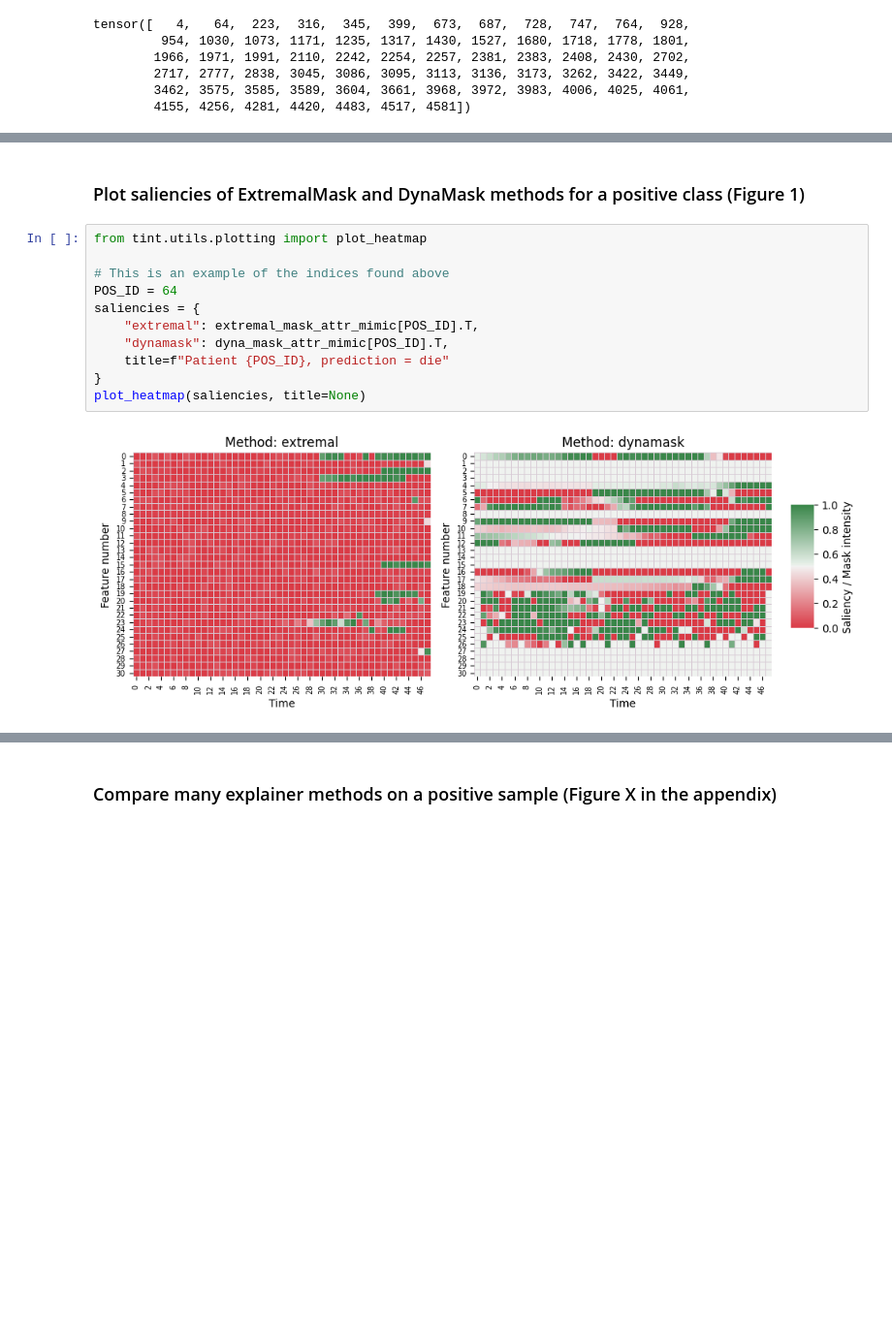
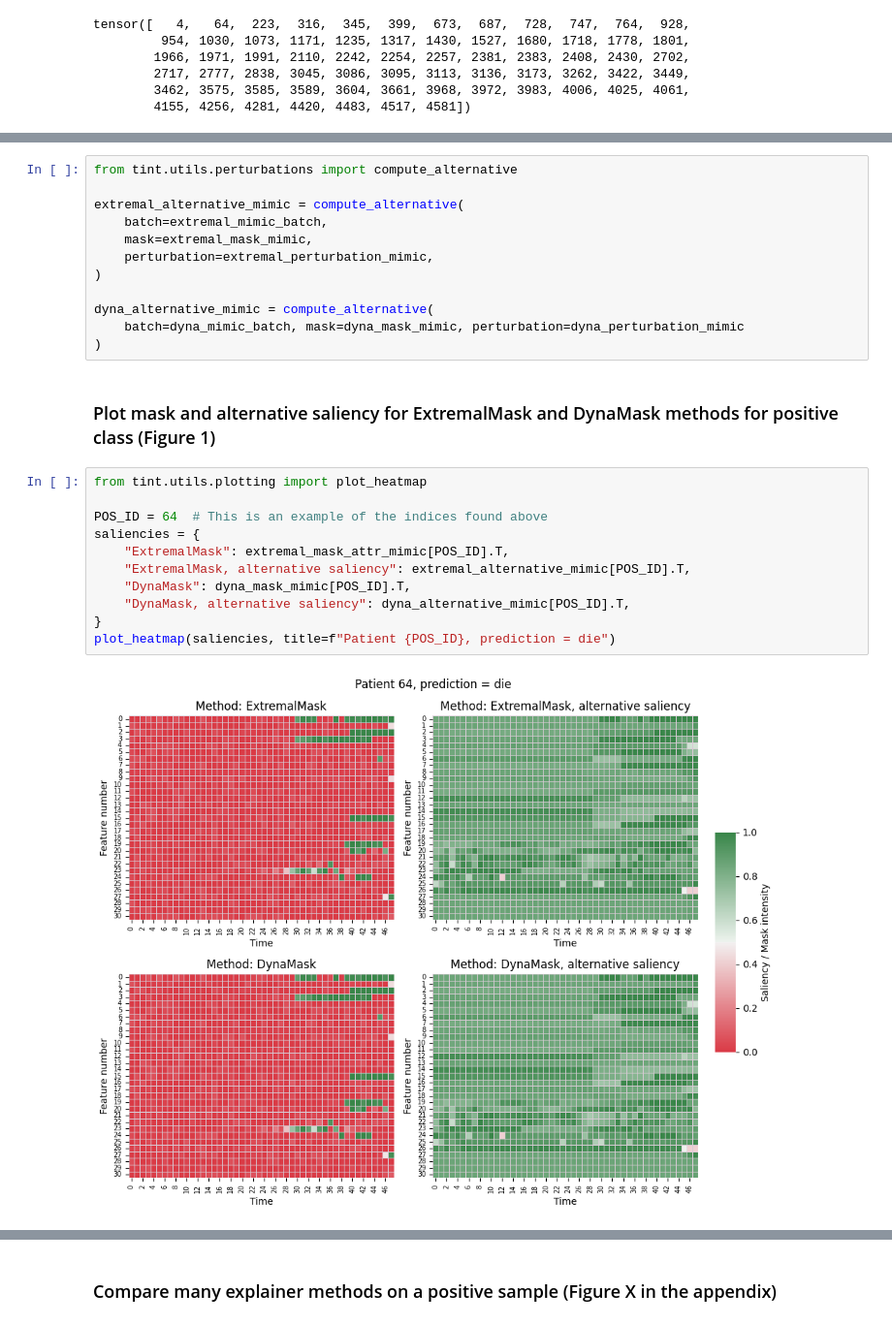
Before and after one commit to anonymous8293/factai, a Jupyter notebook: visualization.ipynb, the cells around one changed output, grey strips where cells are left out. Shown at 97% size. Saved outputs shown, nothing was run; the diff lists cells and outputs as text; blank space fills up the shorter version.

Commit message:
feat: clean up a lot, add text, new figure

```diff
--- a/visualization.ipynb
+++ b/visualization.ipynb
@@ -278,18 +247,30 @@ tensor([   4,   64,  223,  316,  345,  399,  673,  687,  728,  747,  764,  928,
+# %%
+from tint.utils.perturbations import compute_alternative
+
+extremal_alternative_mimic = compute_alternative(
+    batch=extremal_mimic_batch,
+    mask=extremal_mask_mimic,
+    perturbation=extremal_perturbation_mimic,
+)
+
+dyna_alternative_mimic = compute_alternative(
+    batch=dyna_mimic_batch, mask=dyna_mask_mimic, perturbation=dyna_perturbation_mimic
+)
 # %% [markdown]
-### Plot saliencies of ExtremalMask and DynaMask methods for a positive class (Figure 1)
+### Plot mask and alternative saliency for ExtremalMask and DynaMask methods for positive class (Figure 1)
 # %%
 from tint.utils.plotting import plot_heatmap
 
-# This is an example of the indices found above
-POS_ID = 64
+POS_ID = 64  # This is an example of the indices found above
 saliencies = {
-    "extremal": extremal_mask_attr_mimic[POS_ID].T,
-    "dynamask": dyna_mask_attr_mimic[POS_ID].T,
-    title=f"Patient {POS_ID}, prediction = die"
+    "ExtremalMask": extremal_mask_attr_mimic[POS_ID].T,
+    "ExtremalMask, alternative saliency": extremal_alternative_mimic[POS_ID].T,
+    "DynaMask": dyna_mask_mimic[POS_ID].T,
+    "DynaMask, alternative saliency": dyna_alternative_mimic[POS_ID].T,
 }
-plot_heatmap(saliencies, title=None)
+plot_heatmap(saliencies, title=f"Patient {POS_ID}, prediction = die")
 # %% [output]
-[figure, old version]
+[figure, new version]
 # %%
 from tint.utils.plotting import plot_heatmap
 
```
Also changed, not shown: parts of 53 cells of this notebook.
